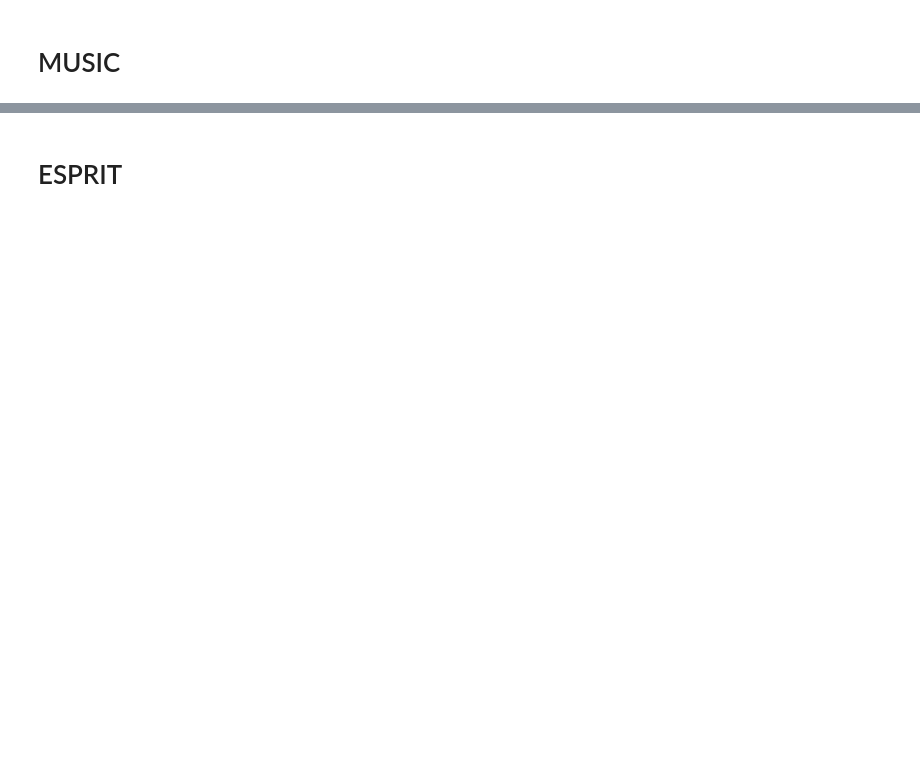
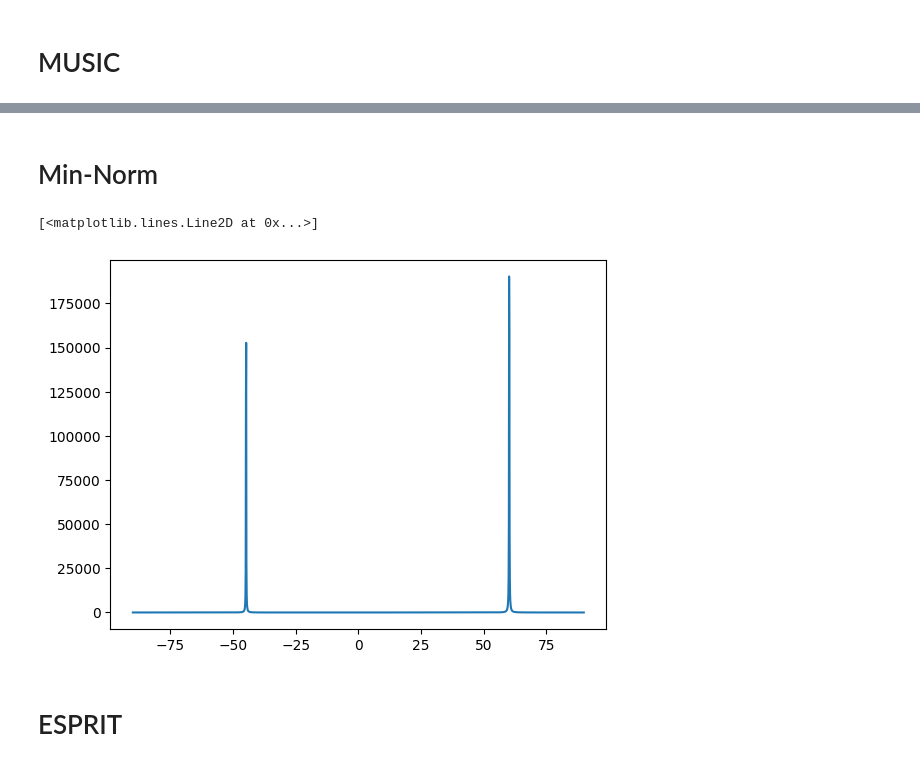
Before and after one commit to marco-marinho/Array-Processing, a Jupyter notebook: Examples.ipynb, the cells around one changed output, grey strips where cells are left out. Drawn from its saved outputs; the diff is of its cells as text; code cells hidden in the pictures; blank space fills up the shorter version.

Commit message:
Added Min-Norm

```diff
--- a/Examples.ipynb
+++ b/Examples.ipynb
@@ -54,3 +54,14 @@ plt.plot(angles, power)
+# %% [markdown]
+# Min-Norm
+# %%
+# The Min-Norm has the same signature as the MUSIC estimator
+
+power, angles = Est.Min_Norm(Xn, 2, 0.1, 1/2)
+
+plt.plot(angles, power)
+# %% [output]
+[<matplotlib.lines.Line2D at 0x...>]
+[figure, added]
 # %% [markdown]
 # ESPRIT
 # %%
```
Also changed, not shown: parts of 5 cells of this notebook, 1 other file.
